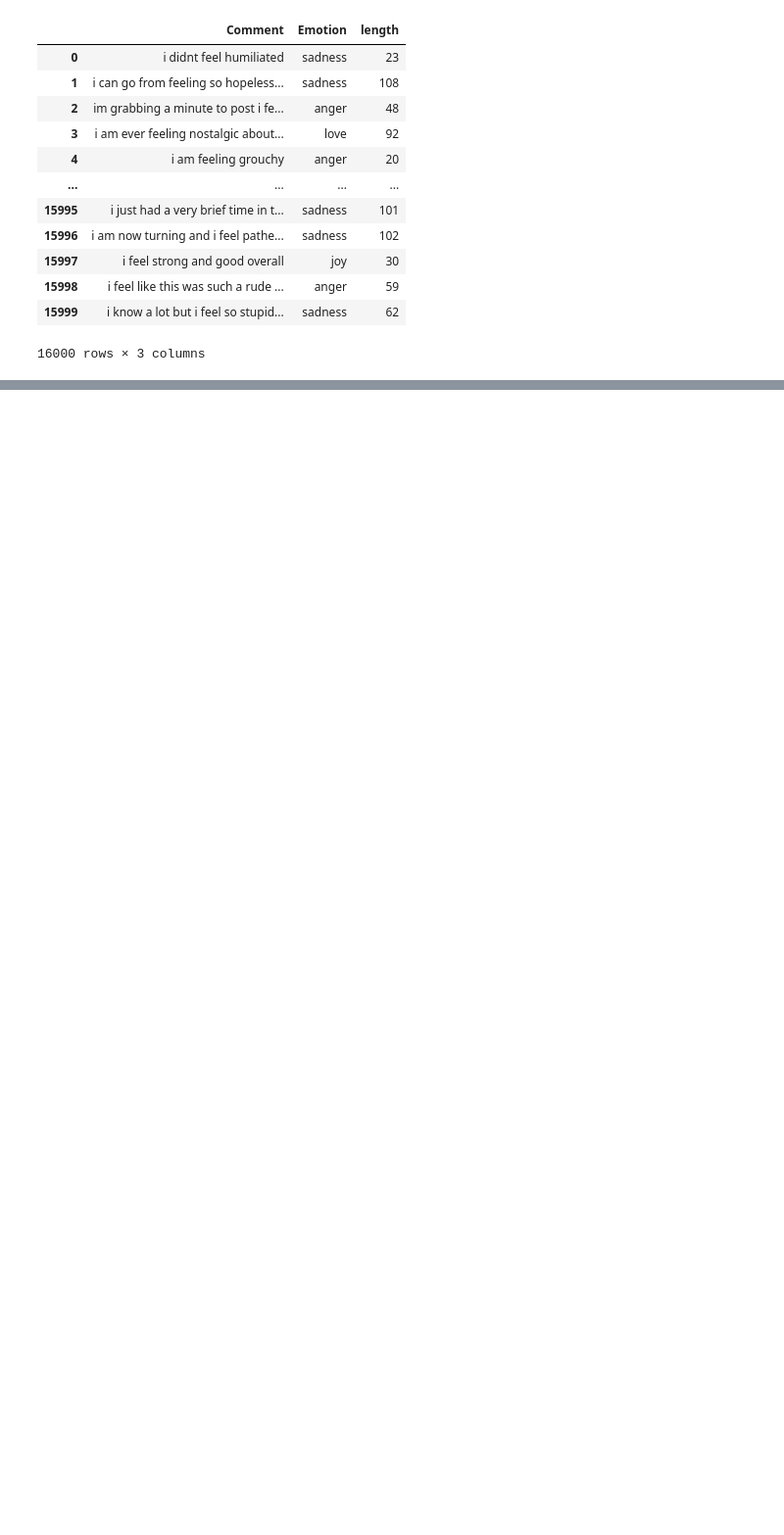
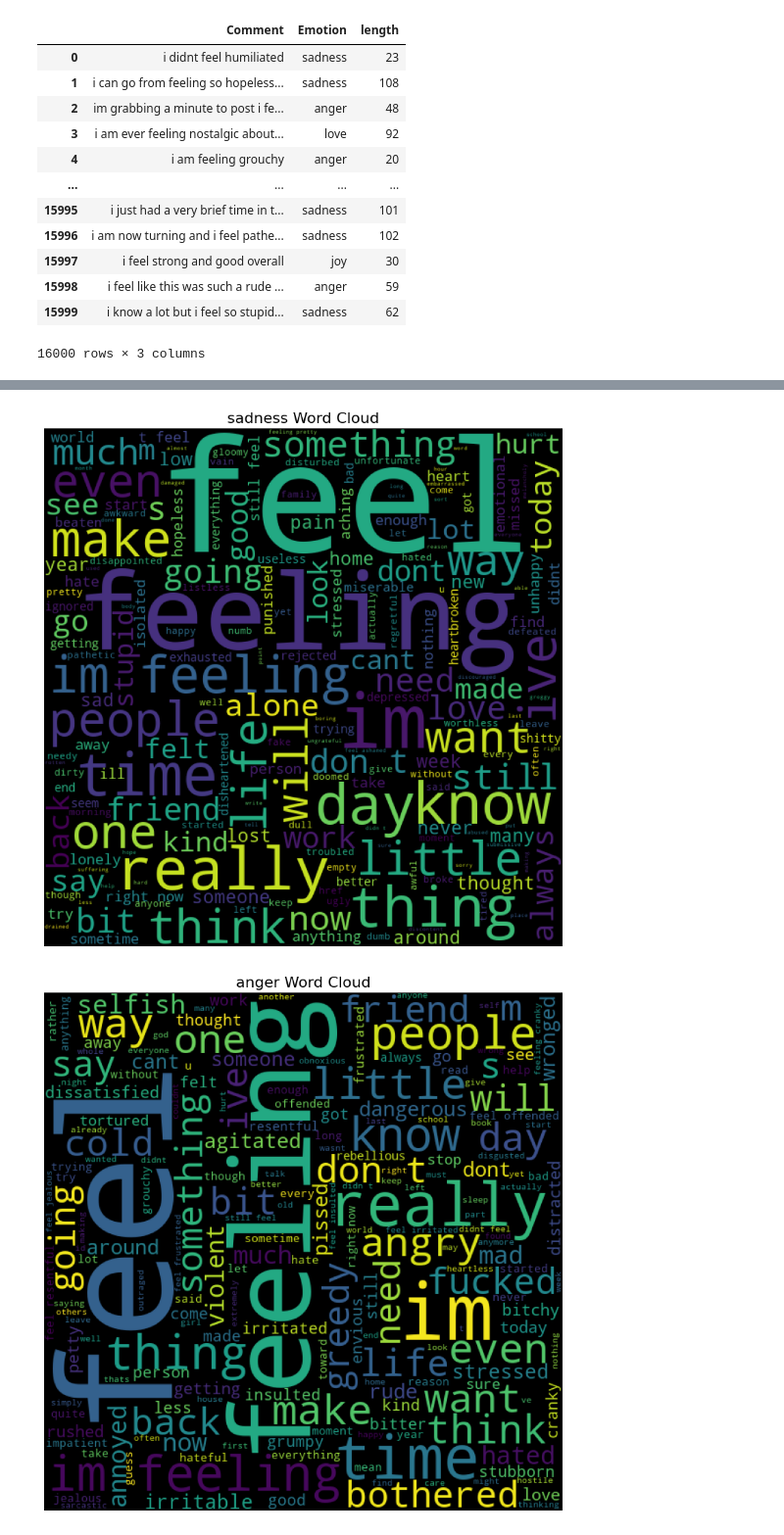
Before and after one commit to Sumit-Prasad01/Emotion-Recognition-App, a Jupyter notebook: Emotions_Classification.ipynb, the cells around one changed output, grey strips where cells are left out. Shown at 98% size. Drawn from its saved outputs; the diff is of its cells as text; code cells hidden in the pictures; blank space fills up the shorter version.

```diff
--- a/Emotions_Classification.ipynb
+++ b/Emotions_Classification.ipynb
@@ -45,0 +91,16 @@ train_data
+# %%
+# Words cloud for each emotions
+def words_cloud(wordcloud, df):
+    plt.figure(figsize=(10, 10))
+    plt.title(df+' Word Cloud', size = 16)
+    plt.imshow(wordcloud)
+    # No axis details
+    plt.axis("off");
+emotions_list = train_data['Emotion'].unique()
+for emotion in emotions_list:
+    text = ' '.join([sentence for sentence in train_data.loc[train_data['Emotion'] == emotion,'Comment']])
+    wordcloud = WordCloud(width = 600, height = 600).generate(text)
+    words_cloud(wordcloud, emotion)
+# %% [output]
+[figure, added]
+[figure, added]
```
Also changed, not shown: parts of 22 cells of this notebook.
